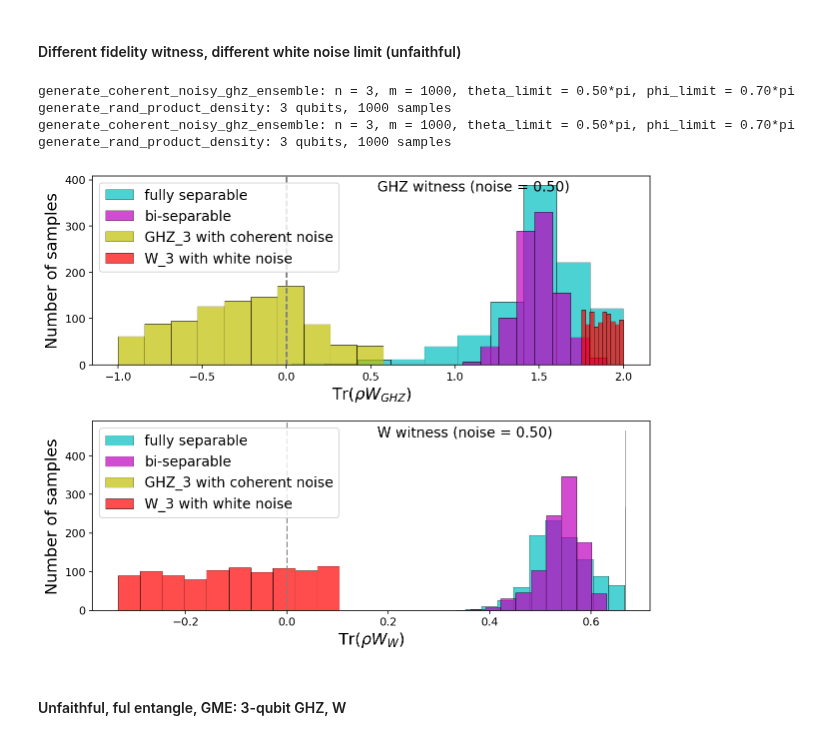
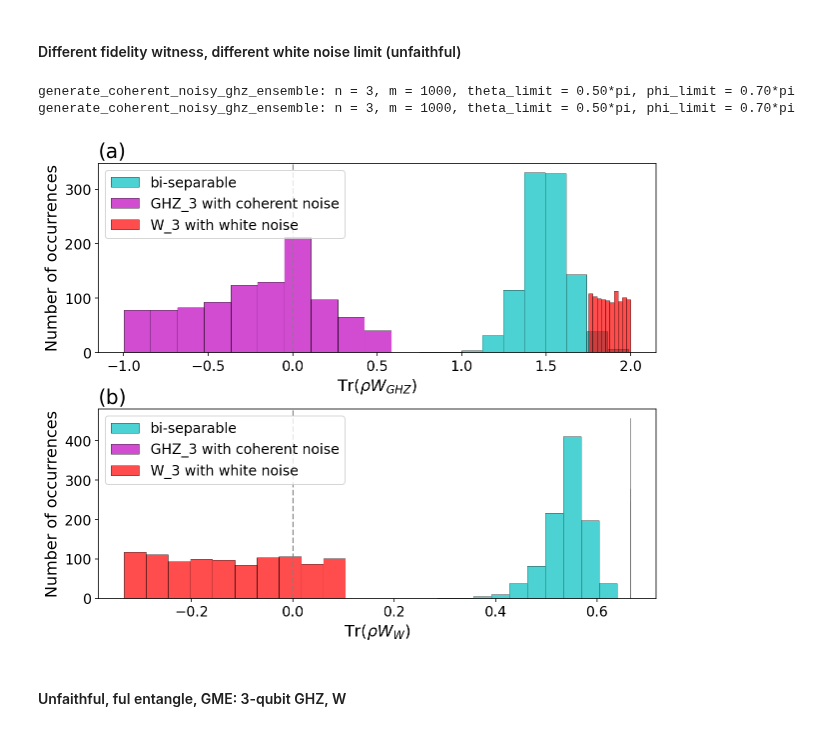
Before and after one commit to Jue-Xu/Entanglement-Witness, a Jupyter notebook: Code/entangle_detection.ipynb, the cells around one changed output. Saved outputs shown, nothing was run; the diff lists cells and outputs as text; code cells hidden in the pictures.

```diff
--- a/Code/entangle_detection.ipynb
+++ b/Code/entangle_detection.ipynb
@@ -13,7 +13,8 @@ mpl.rcParams['figure.dpi'] = 400
 # Set the default color cycle
 # mpl.rcParams['axes.prop_cycle'] =
 # https://jakevdp.github.io/PythonDataScienceHandbook/04.11-settings-and-stylesheets.html
-colors = mpl.cycler(color=["c", "m", "y", "r", "g", "b"])
+colors = mpl.cycler(color=["c", "m", "r", "g", "b"])
+# colors = mpl.cycler(color=["c", "m", "y", "r", "g", "b"])
 mpl.rc('axes', grid=False, edgecolor='k', prop_cycle=colors)
 
 # import matplotlib.pyplot as plt
@@ -315,6 +316,7 @@ noise_list = [1/2]
 # noise_list = [1/3, 1/2]
 witness_list = [witness_ghz_3, witness_w_3_project]
 x_labels = [r'Tr$(\rho W_{GHZ})$', r'Tr$(\rho W_W)$']
+fig_labels = ['(a)', '(b)']
 # print(len(noise_list))
 fig, axs = plt.subplots(nrows=len(witness_list), ncols=len(noise_list), figsize=(10, 8))
 plt.subplots_adjust(hspace=0.3)
@@ -329,39 +331,39 @@ for i, noise_limit in enumerate(noise_list):
         # ghz_3_density = generate_noisy_ghz_ensemble(n=3,m=size_train,noise_limit=noise_limit)
         w_3_density = generate_noisy_w_ensemble(n=3,m=size_train,noise_limit=noise_limit)
 
         # test GHZ3/W3 projection witness
-        three_qubit_legends = ['fully separable','bi-separable','GHZ_3 with coherent noise','W_3 with white noise']
+        three_qubit_legends = ['bi-separable','GHZ_3 with coherent noise','W_3 with white noise']
+        # three_qubit_legends = ['fully separable','bi-separable','GHZ_3 with coherent noise','W_3 with white noise']
         three_qubit_witness_expectation_list = [
             evaluate_features(witness,test_set) for test_set in
             # [expect(witness_ghz_3, state) for state in test_set] for test_set in
             [
-                generate_rand_product_density(3, size_train, 0),
+                # generate_rand_product_density(3, size_train, 0),
                 generate_noisy_biseparable(1, 2, size_train, 1/3),
                 ghz_3_density,
                 w_3_density
             ]
             # [generate_rand_product_state(3, size_train), ghz_3_density, w_3_density]
         ]
         if j == 0:
             title = f'GHZ witness (noise = {noise_limit:.2f})'
         else:
             title = f'W witness (noise = {noise_limit:.2f})'
         plot_expectation_hist(
             axs[j],
             # plot_expectation_hist(axs[j,i],
             three_qubit_witness_expectation_list,
             three_qubit_legends,
-            title=title,
+            # title=title,
             fontsize=16,
             xlabel=x_labels[j])
+        axs[j].set_title(fig_labels[j], loc='left', fontsize=20)
 
 plt.savefig('fidelity_witness_compare_2_long.png', dpi=400, bbox_inches='tight')
 # %% [output]
 generate_coherent_noisy_ghz_ensemble: n = 3, m = 1000, theta_limit = 0.50*pi, phi_limit = 0.70*pi
-generate_rand_product_density: 3 qubits, 1000 samples
 generate_coherent_noisy_ghz_ensemble: n = 3, m = 1000, theta_limit = 0.50*pi, phi_limit = 0.70*pi
-generate_rand_product_density: 3 qubits, 1000 samples
-[figure, old version]
+[figure, new version]
 # %% [markdown]
 #### Unfaithful, ful entangle, GME: 3-qubit GHZ, W
 # %%
```
Also changed, not shown: parts of 3 cells of this notebook, 9 other files.
